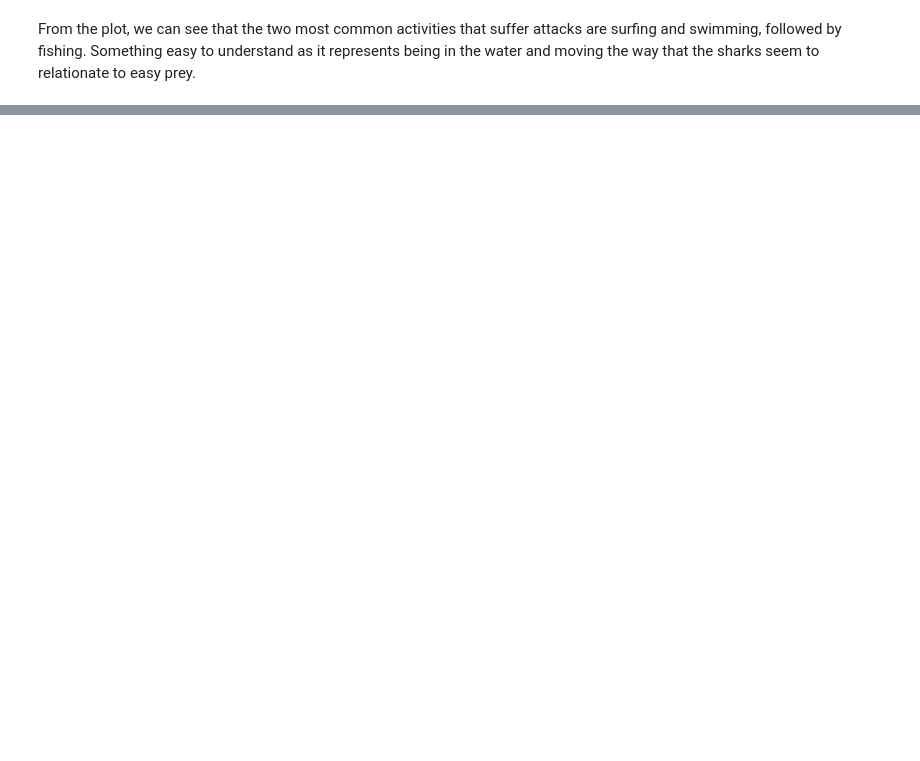
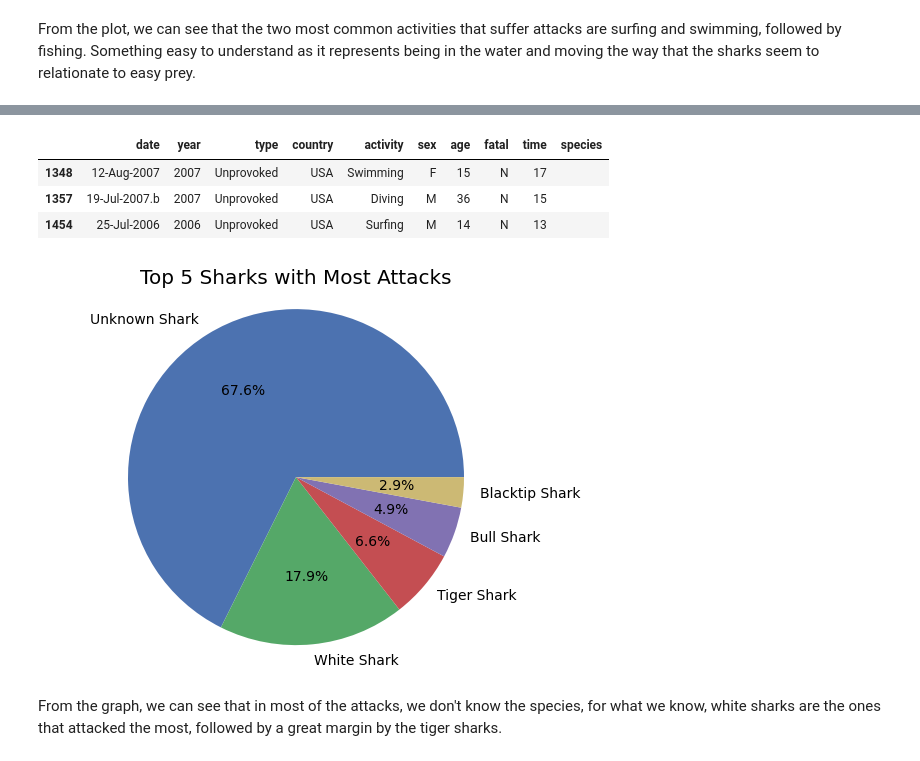
Before and after one commit to Raughar/Shark-Attack-Project, a Jupyter notebook: shark-attack-notebook.ipynb, the cells around one changed output, grey strips where cells are left out. Cells and saved outputs as stored; diff of their text form; code cells hidden in the pictures; blank space fills up the shorter version.

```diff
--- a/shark-attack-notebook.ipynb
+++ b/shark-attack-notebook.ipynb
@@ -813,0 +882,9 @@ From the plot, we can see that the two most common activities that suffer attack
+# %%
+#Applying the dictionary to the column
+sh_copy['species'] = sh_copy['species'].replace(shark_replace, regex=True)
+# %%
+#Filling the nan values with Unknown Shark
+sh_copy['species'].fillna(value = 'Unknown Shark', inplace=True)
+# %%
+#Getting rid of all the long shark descriptions
+sh_copy['species'] = sh_copy['species'].apply(lambda x: 'Unknown Shark' if re.search(r'\d', x) or len(x.split()) >= 3 else x)
@@ -813,0 +903,24 @@ From the plot, we can see that the two most common activities that suffer attack
+# %%
+#Locating the rows with the value ' '
+sh_copy[sh_copy['species'] == ' ']
+# %% [output]
+|  | date | year | type | country | activity | sex | age | fatal | time | species |
+| 1348 | 12-Aug-2007 | 2007 | Unprovoked | USA | Swimming | F | 15 | N | 17 |  |
+| 1357 | 19-Jul-2007.b | 2007 | Unprovoked | USA | Diving | M | 36 | N | 15 |  |
+| 1454 | 25-Jul-2006 | 2006 | Unprovoked | USA | Surfing | M | 14 | N | 13 |  |
+# %%
+#fixing the values
+sh_copy.loc[1348, 'species'] = 'Unknown Shark'
+sh_copy.loc[1357, 'species'] = 'Unknown Shark'
+sh_copy.loc[1454, 'species'] = 'Unknown Shark'
+# %%
+#Plottin the top 5 sharks with most attacks
+species_counts = sh_copy['species'].value_counts().head(5)
+plt.pie(species_counts, labels=species_counts.index, autopct='%1.1f%%')
+plt.title('Top 5 Sharks with Most Attacks')
+plt.axis('equal')
+plt.show()
+# %% [output]
+[figure, added]
+# %% [markdown]
+From the graph, we can see that in most of the attacks, we don't know the species, for what we know, white sharks are the ones that attacked the most, followed by a great margin by the tiger sharks.
```
Also changed, not shown: parts of 13 cells of this notebook.
